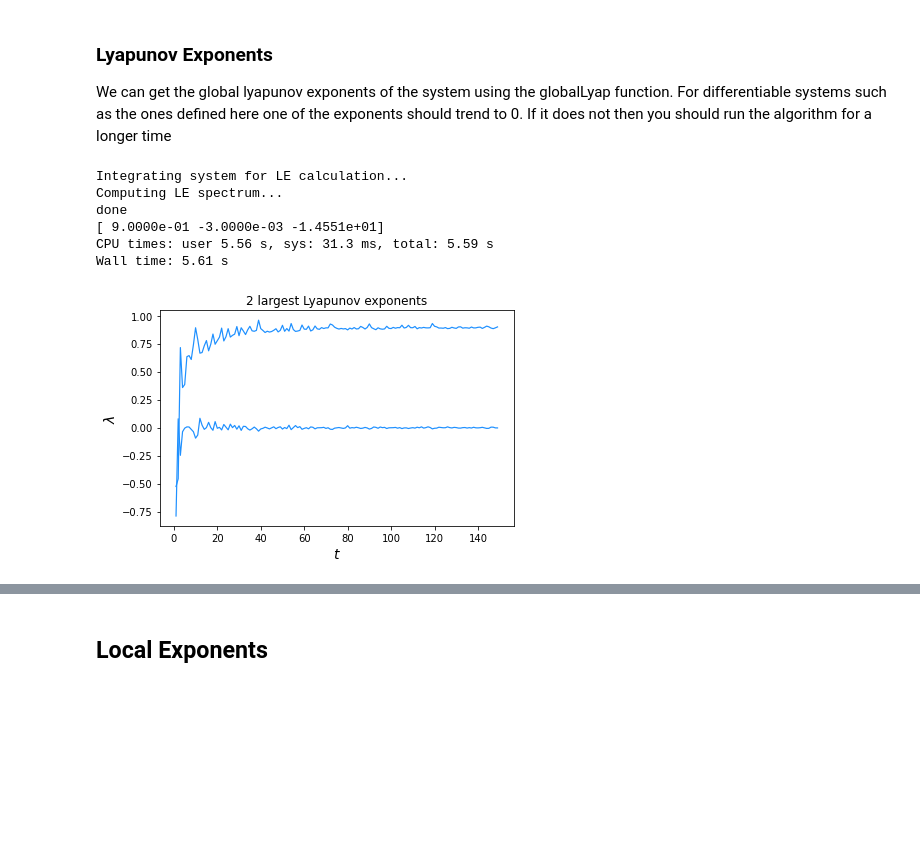
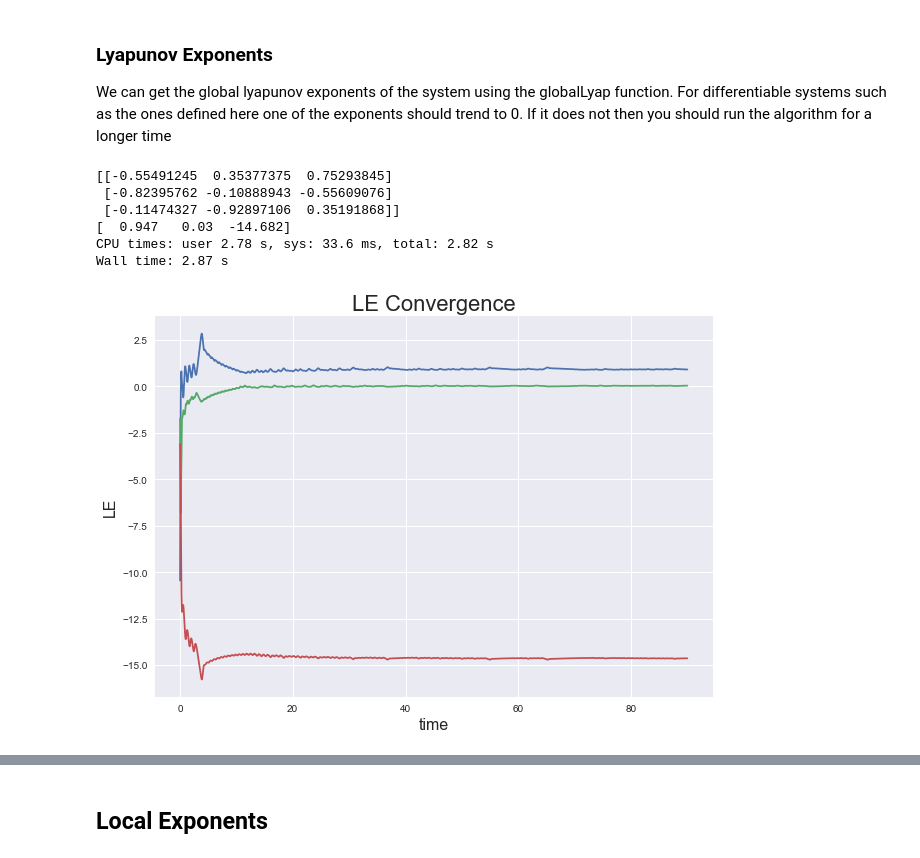
Before and after one commit to japlatt/reservoir, a Jupyter notebook: examples/Example_Lorenz_63.ipynb, the cells around one changed output, grey strips where cells are left out. Saved outputs shown, nothing was run; the diff lists cells and outputs as text; code cells hidden in the pictures; blank space fills up the shorter version.

Commit message:
updated Lyapunov calculation

```diff
--- a/examples/Example_Lorenz_63.ipynb
+++ b/examples/Example_Lorenz_63.ipynb
@@ -82,19 +82,24 @@ We can get the global lyapunov exponents of the system using the globalLyap func
 # %%
 %%time
 #standard values: [0.9056 0 −14.5721]
-LE = lor63sys.globalLyap(150, 1)
+LE = lor63sys.globalLyap(90, 0.01)
 print(np.round(LE, 3))
 # %% [output]
-Integrating system for LE calculation...
-Computing LE spectrum...
-done
-[ 9.0000e-01 -3.0000e-03 -1.4551e+01]
-CPU times: user 5.56 s, sys: 31.3 ms, total: 5.59 s
-Wall time: 5.61 s
+[[-0.55491245  0.35377375  0.75293845]
+ [-0.82395762 -0.10888943 -0.55609076]
+ [-0.11474327 -0.92897106  0.35191868]]
+[  0.947   0.03  -14.682]
+CPU times: user 2.78 s, sys: 33.6 ms, total: 2.82 s
+Wall time: 2.87 s
-# %%
-lor63sys.plotLE(2) #should show convergence
-# %% [output]
-[figure, removed]
+# %%
+fig = plt.figure(figsize = (10, 7))
+plt.plot(lor63sys.LE_t, lor63sys.LE);
+plt.xlabel('time', fontsize = 16)
+plt.ylabel('LE', fontsize = 16)
+plt.title('LE Convergence', fontsize = 22);
+fig.savefig('LE_convergence.pdf', bbox_inches = 'tight')
+# %% [output]
+[figure, added]
 # %%
 lor63sys.getKYDim()
 # %% [output]
```
Also changed, not shown: parts of 21 cells of this notebook, 3 other files.
